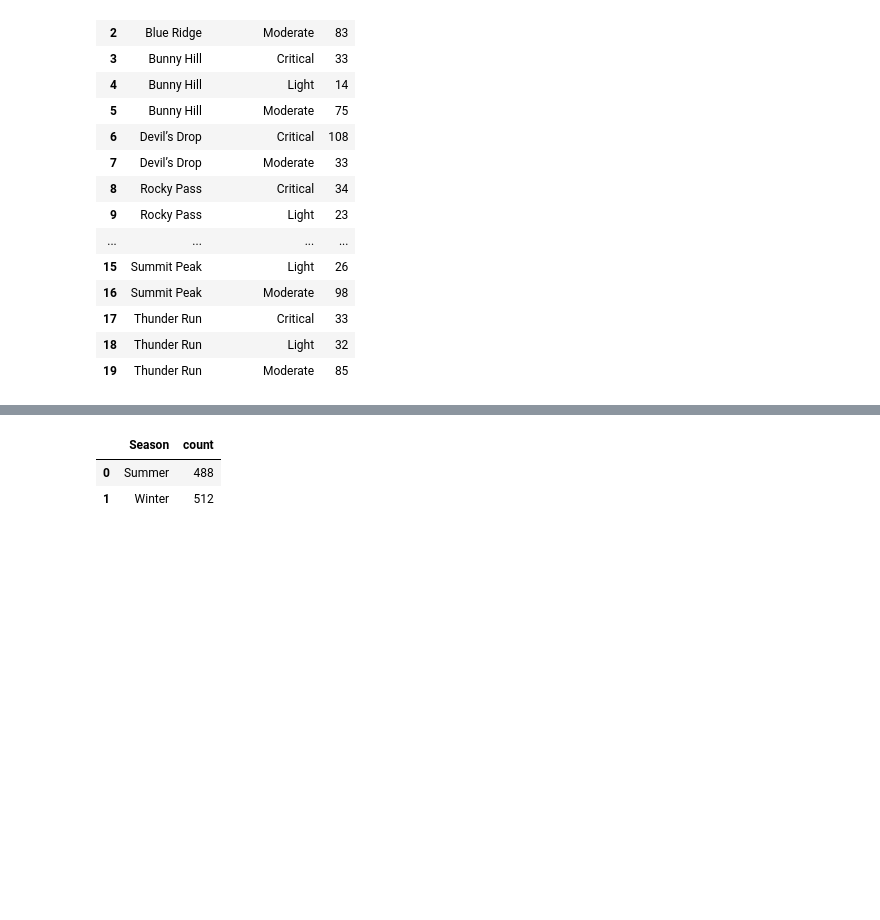
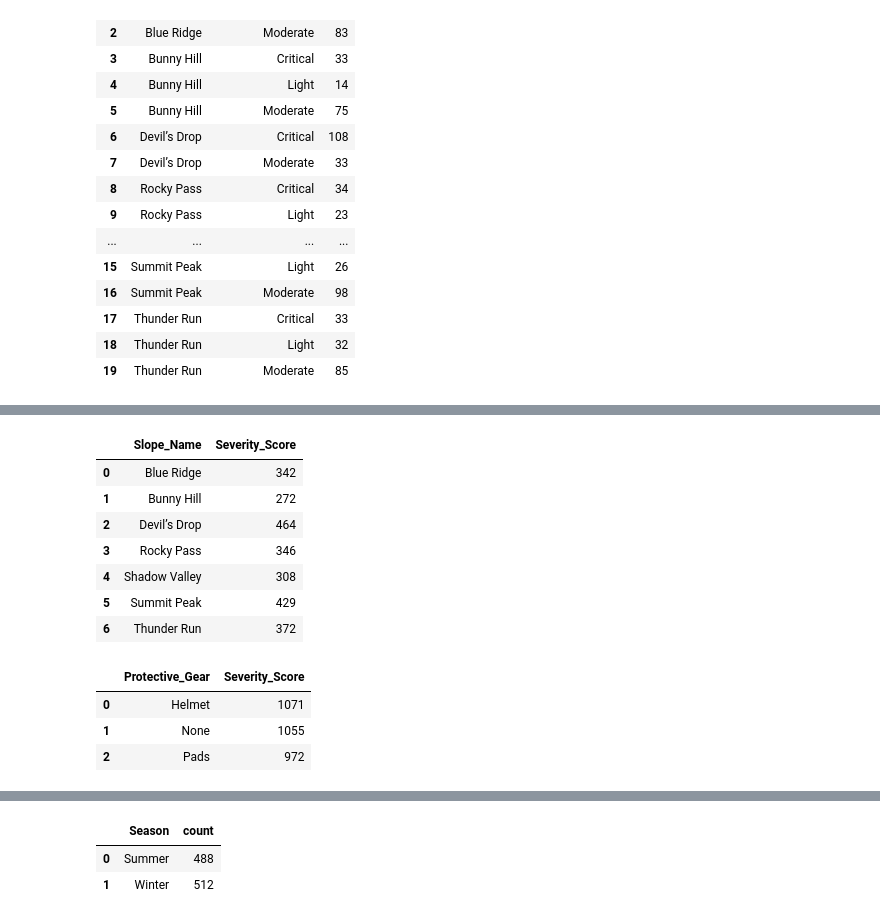
Before and after one commit to the-anh-hoang/bolt, a Jupyter notebook: My Lan analysis-Python.ipynb, the cells around one changed output, grey strips where cells are left out. Cells and saved outputs as stored; diff of their text form; code cells hidden in the pictures; blank space fills up the shorter version.

```diff
--- a/My Lan analysis-Python.ipynb
+++ b/My Lan analysis-Python.ipynb
@@ -129,0 +191,4 @@ severity_level_dist
+# %%
+# Filter the dataset for Winter and Summer separately
+winter_data = incidents_data[incidents_data["Season"] == "Winter"]
+summer_data = incidents_data[incidents_data["Season"] == "Summer"]
@@ -129,0 +219,48 @@ severity_level_dist
+# %%
+multi_factors_slope = (
+    summer_data
+    .groupby(["Slope_Name", "Injury_Severity"])
+    .size()  # Count occurrences
+    .reset_index(name="Incident_Count")  # Rename count column
+)
+
+# Calculate weighted sum of Injury_Severity for each Slope_Name
+weighted_severity_activity = (
+    multi_factors_slope.assign(Severity_Score=multi_factors_slope["Injury_Severity"] * multi_factors_slope["Incident_Count"])
+    .groupby("Slope_Name")["Severity_Score"].sum()
+    .reset_index()
+)
+
+# Display the resulting table
+weighted_severity_activity
+# %% [output]
+|  | Slope_Name | Severity_Score |
+| 0 | Blue Ridge | 342 |
+| 1 | Bunny Hill | 272 |
+| 2 | Devil’s Drop | 464 |
+| 3 | Rocky Pass | 346 |
+| 4 | Shadow Valley | 308 |
+| 5 | Summit Peak | 429 |
+| 6 | Thunder Run | 372 |
+# %%
+multi_factors_slope = (
+    winter_data
+    .groupby(["Protective_Gear", "Injury_Severity"])
+    .size()  # Count occurrences
+    .reset_index(name="Incident_Count")  # Rename count column
+)
+
+# Calculate weighted sum of Injury_Severity for each Slope_Name
+weighted_severity_activity = (
+    multi_factors_slope.assign(Severity_Score=multi_factors_slope["Injury_Severity"] * multi_factors_slope["Incident_Count"])
+    .groupby("Protective_Gear")["Severity_Score"].sum()
+    .reset_index()
+)
+
+# Display the resulting table
+weighted_severity_activity
+# %% [output]
+|  | Protective_Gear | Severity_Score |
+| 0 | Helmet | 1071 |
+| 1 | None | 1055 |
+| 2 | Pads | 972 |
```
Also changed, not shown: parts of 8 cells of this notebook.
